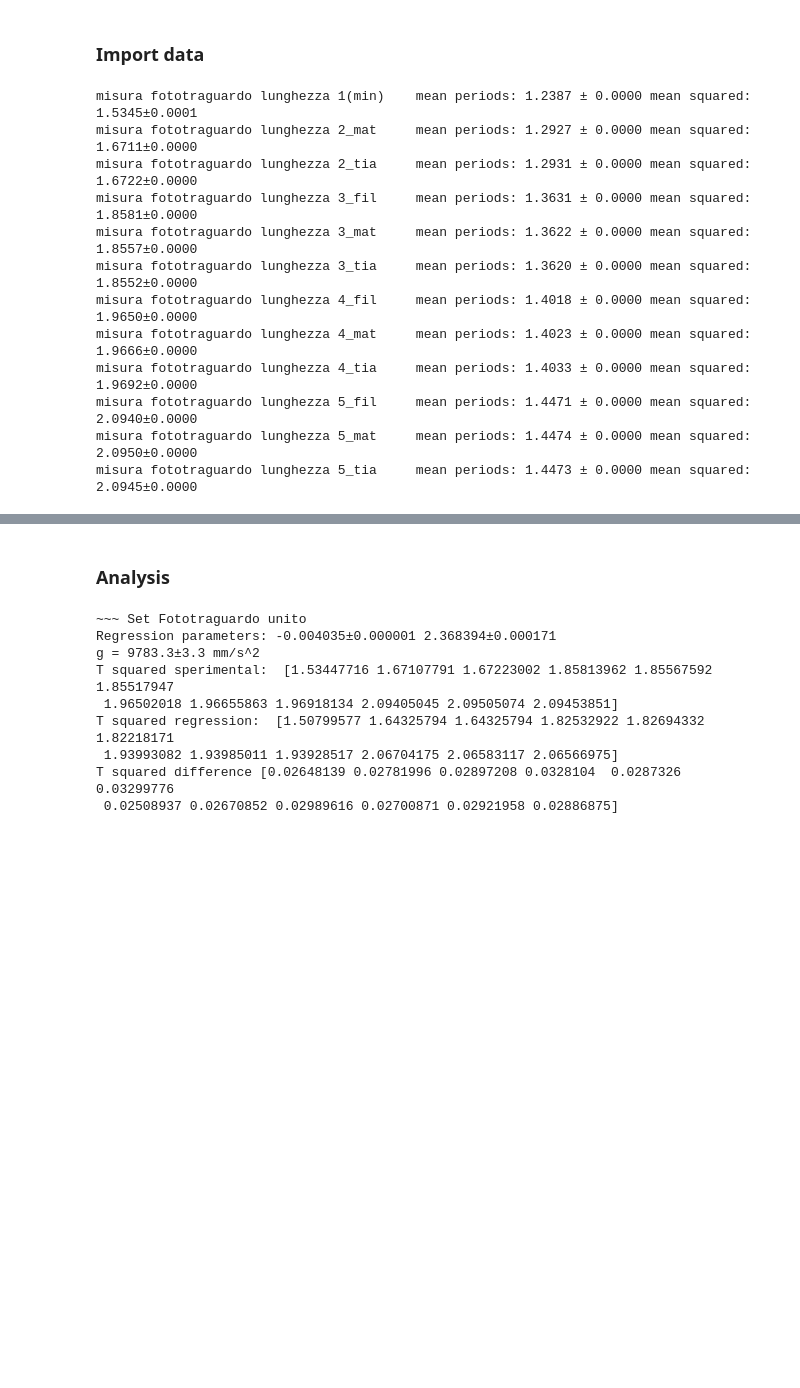
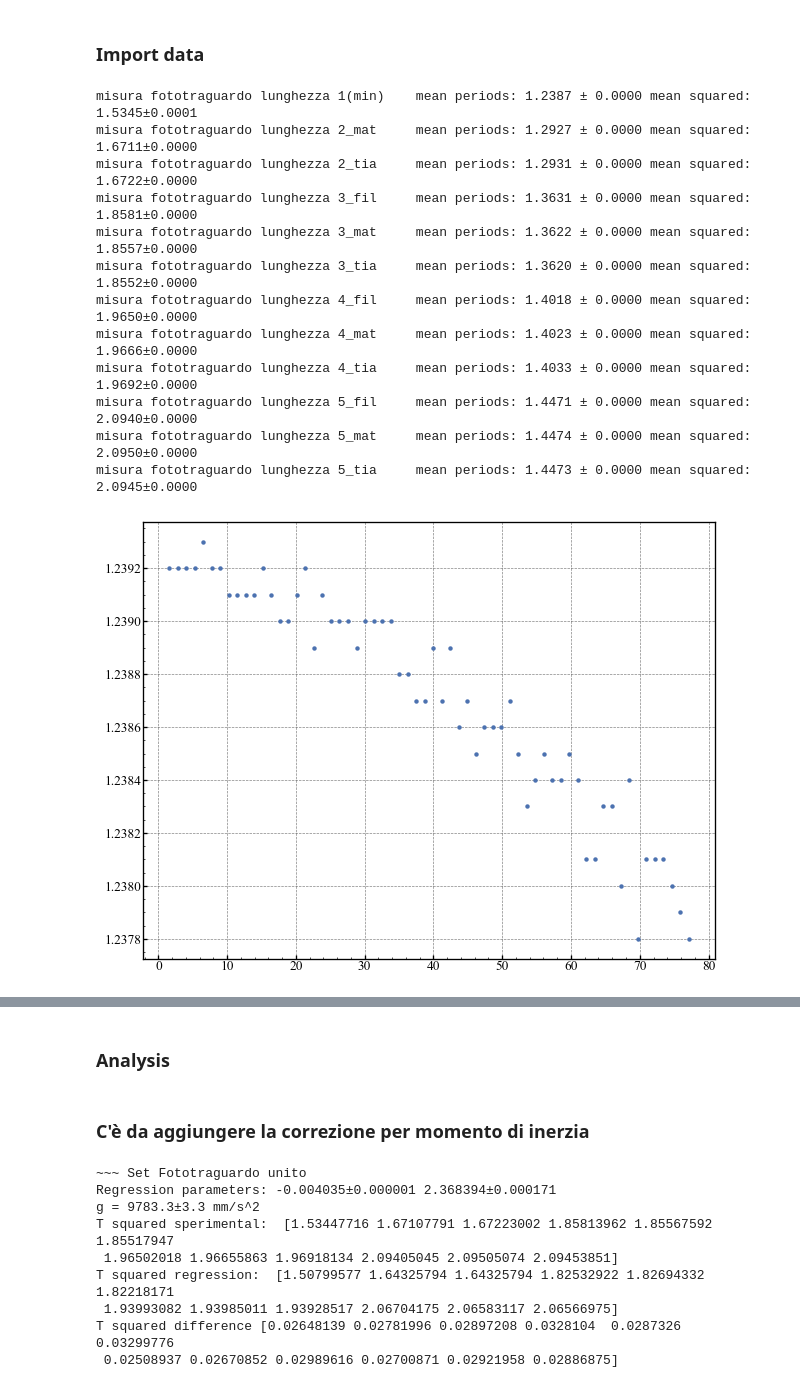
Before and after one commit to Mattia04/Accelerazione-gravitazionale, a Jupyter notebook: script.ipynb, the cells around one changed output, grey strips where cells are left out. Drawn from its saved outputs; the diff is of its cells as text; code cells hidden in the pictures; blank space fills up the shorter version.

```diff
--- a/script.ipynb
+++ b/script.ipynb
@@ -181,30 +192,34 @@ std_periods = []
 
 for dataset_name, dataset in datasets.items():
     X = dataset.iloc[:, 0].to_numpy()
     Y = dataset.iloc[:, 1].to_numpy()
 
     mean_period, std_period = functions.calc_moving_average(Y)
 
     print(
         f"{dataset_name:<40}",
         f"mean periods: {mean_period:.4f} ± {std_period:.4f}",
         f"mean squared: {mean_period**2:.4f}±{2*std_period*mean_period:.4f}",
     )
     periods.append(mean_period)
     std_periods.append(std_period)
 
+    plt.subplots()
+    plt.scatter(X, Y)
+
 periods = np.array(periods)
 std_periods = np.array(std_periods)
 # %% [output]
 misura fototraguardo lunghezza 1(min)    mean periods: 1.2387 ± 0.0000 mean squared: 1.5345±0.0001
 misura fototraguardo lunghezza 2_mat     mean periods: 1.2927 ± 0.0000 mean squared: 1.6711±0.0000
 misura fototraguardo lunghezza 2_tia     mean periods: 1.2931 ± 0.0000 mean squared: 1.6722±0.0000
 misura fototraguardo lunghezza 3_fil     mean periods: 1.3631 ± 0.0000 mean squared: 1.8581±0.0000
 misura fototraguardo lunghezza 3_mat     mean periods: 1.3622 ± 0.0000 mean squared: 1.8557±0.0000
 misura fototraguardo lunghezza 3_tia     mean periods: 1.3620 ± 0.0000 mean squared: 1.8552±0.0000
 misura fototraguardo lunghezza 4_fil     mean periods: 1.4018 ± 0.0000 mean squared: 1.9650±0.0000
 misura fototraguardo lunghezza 4_mat     mean periods: 1.4023 ± 0.0000 mean squared: 1.9666±0.0000
 misura fototraguardo lunghezza 4_tia     mean periods: 1.4033 ± 0.0000 mean squared: 1.9692±0.0000
 misura fototraguardo lunghezza 5_fil     mean periods: 1.4471 ± 0.0000 mean squared: 2.0940±0.0000
 misura fototraguardo lunghezza 5_mat     mean periods: 1.4474 ± 0.0000 mean squared: 2.0950±0.0000
 misura fototraguardo lunghezza 5_tia     mean periods: 1.4473 ± 0.0000 mean squared: 2.0945±0.0000
+[figure, added]
@@ -211,5 +237,7 @@ misura fototraguardo lunghezza 5_tia     mean periods: 1.4473 ± 0.0000 mean squ
 # %% [markdown]
 ### Analysis
+# %% [markdown]
+### C'è da aggiungere la correzione per momento di inerzia
 # %%
 squared_periods = np.square(periods) * (
     1 + (0.01 / (2 * np.pi)) ** 2  # correzione smorzamento (inutile)
```
Also changed, not shown: parts of 3 cells of this notebook.
